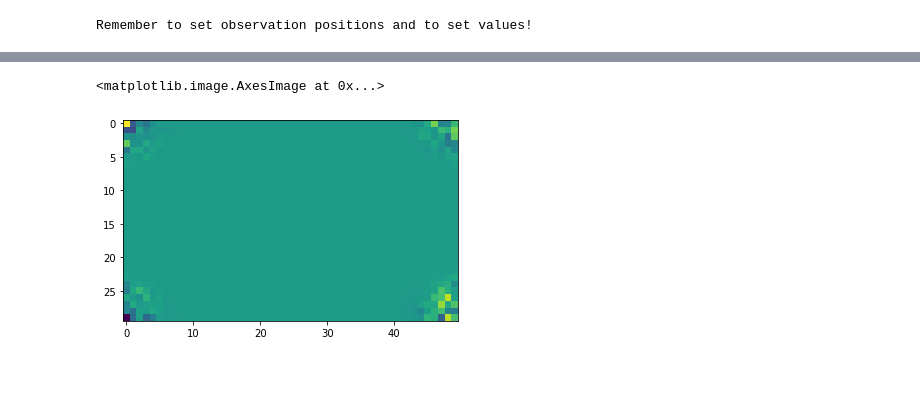
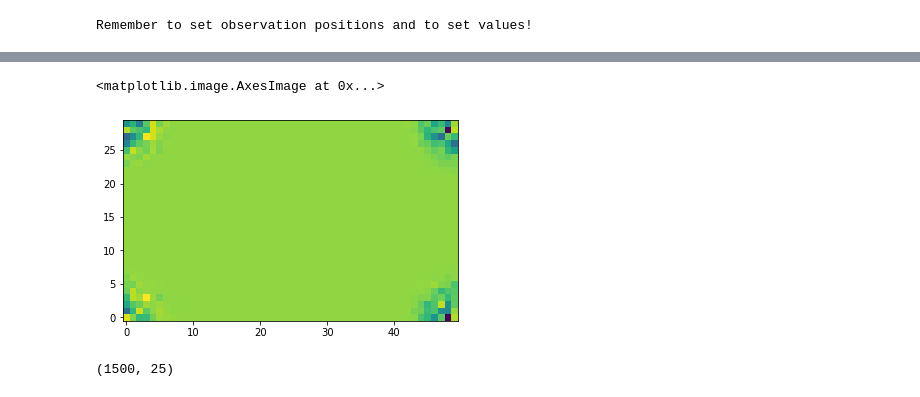
Before and after one commit to FlorianBeiser/advectionDiffusion, a Jupyter notebook: LETKFiltering.ipynb, the cells around one changed output, grey strips where cells are left out. Saved outputs shown, nothing was run; the diff lists cells and outputs as text; code cells hidden in the pictures.

```diff
--- a/LETKFiltering.ipynb
+++ b/LETKFiltering.ipynb
@@ -39,7 +39,7 @@ def prior(grid, phi):
 
     return mean, var_mesh, cov
 # %%
-statistics = Statistics.Statistics(simulator, 50)
+statistics = Statistics.Statistics(simulator, 25)
 mean, var_mesh, cov = prior(grid=grid, phi=5.0)
 statistics.set(mean, var_mesh*cov, nugget=0.5)
 statistics.plot()
@@ -263,7 +109,7 @@ if not (xroll == 0 and yroll == 0):
 
 X_a[:,L] += weighted_X_a_loc.reshape(letkFilter.W_loc.shape[0]*letkFilter.W_loc.shape[1], statistics.ensemble.N_e).T
 # %%
-plt.imshow(X_a[0])
+plt.imshow(X_a[0], origin="lower")
 # %% [output]
 <matplotlib.image.AxesImage at 0x...>
-[figure, old version]
+[figure, new version]
@@ -269,0 +120,4 @@ plt.imshow(X_a[0])
+# %%
+statistics.ensemble.ensemble.shape
+# %% [output]
+(1500, 25)
```
Also changed, not shown: parts of 12 cells of this notebook, 1 other file.
